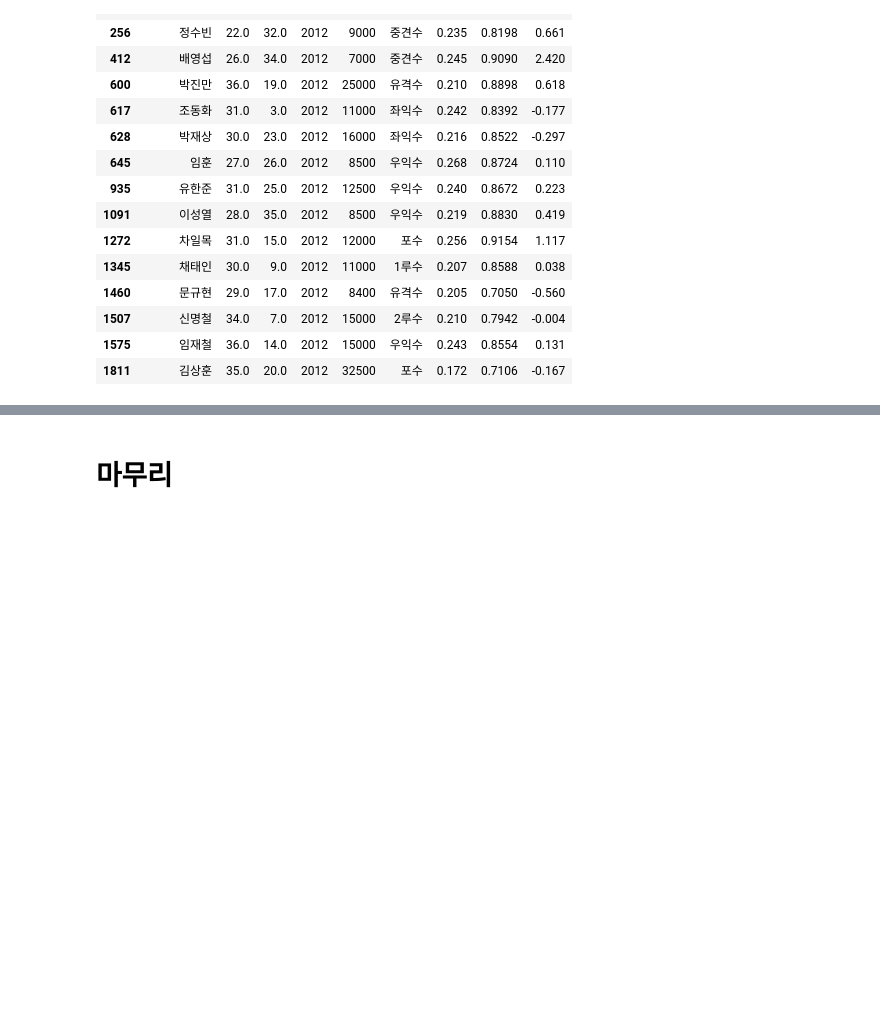
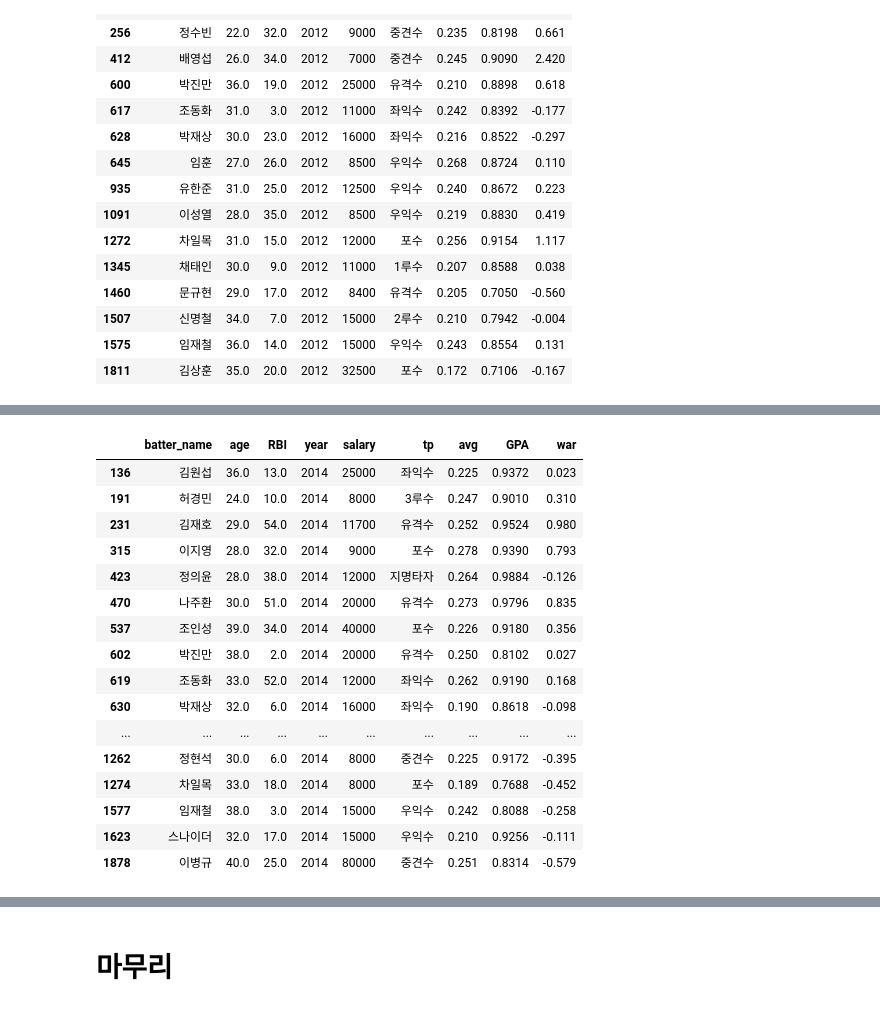
Before and after one commit to kkalkkkal/Datathon_KBO, a Jupyter notebook: KBO_MoneyBall.ipynb, the cells around one changed output, grey strips where cells are left out. Saved outputs shown, nothing was run; the diff lists cells and outputs as text; code cells hidden in the pictures; blank space fills up the shorter version.

```diff
--- a/KBO_MoneyBall.ipynb
+++ b/KBO_MoneyBall.ipynb
@@ -1196,0 +1279,25 @@ data2012
+# %%
+# 2014년도 과평가 된 사람 필터링 하기
+
+data4 = data3[data3['year'] == 2014]
+data5 = data4[data4['GPA']<y_gpa_median[2014]]
+data2014 = data5[data5['salary'] > salary_median[2014]]
+data2014
+# %% [output]
+|  | batter_name | age | RBI | year | salary | tp | avg | GPA | war |
+| 136 | 김원섭 | 36.0 | 13.0 | 2014 | 25000 | 좌익수 | 0.225 | 0.9372 | 0.023 |
+| 191 | 허경민 | 24.0 | 10.0 | 2014 | 8000 | 3루수 | 0.247 | 0.9010 | 0.310 |
+| 231 | 김재호 | 29.0 | 54.0 | 2014 | 11700 | 유격수 | 0.252 | 0.9524 | 0.980 |
+| 315 | 이지영 | 28.0 | 32.0 | 2014 | 9000 | 포수 | 0.278 | 0.9390 | 0.793 |
+| 423 | 정의윤 | 28.0 | 38.0 | 2014 | 12000 | 지명타자 | 0.264 | 0.9884 | -0.126 |
+| 470 | 나주환 | 30.0 | 51.0 | 2014 | 20000 | 유격수 | 0.273 | 0.9796 | 0.835 |
+| 537 | 조인성 | 39.0 | 34.0 | 2014 | 40000 | 포수 | 0.226 | 0.9180 | 0.356 |
+| 602 | 박진만 | 38.0 | 2.0 | 2014 | 20000 | 유격수 | 0.250 | 0.8102 | 0.027 |
+| 619 | 조동화 | 33.0 | 52.0 | 2014 | 12000 | 좌익수 | 0.262 | 0.9190 | 0.168 |
+| 630 | 박재상 | 32.0 | 6.0 | 2014 | 16000 | 좌익수 | 0.190 | 0.8618 | -0.098 |
+| ... | ... | ... | ... | ... | ... | ... | ... | ... | ... |
+| 1262 | 정현석 | 30.0 | 6.0 | 2014 | 8000 | 중견수 | 0.225 | 0.9172 | -0.395 |
+| 1274 | 차일목 | 33.0 | 18.0 | 2014 | 8000 | 포수 | 0.189 | 0.7688 | -0.452 |
+| 1577 | 임재철 | 38.0 | 3.0 | 2014 | 15000 | 우익수 | 0.242 | 0.8088 | -0.258 |
+| 1623 | 스나이더 | 32.0 | 17.0 | 2014 | 15000 | 우익수 | 0.210 | 0.9256 | -0.111 |
+| 1878 | 이병규 | 40.0 | 25.0 | 2014 | 80000 | 중견수 | 0.251 | 0.8314 | -0.579 |
```
Also changed, not shown: parts of 9 cells of this notebook.
